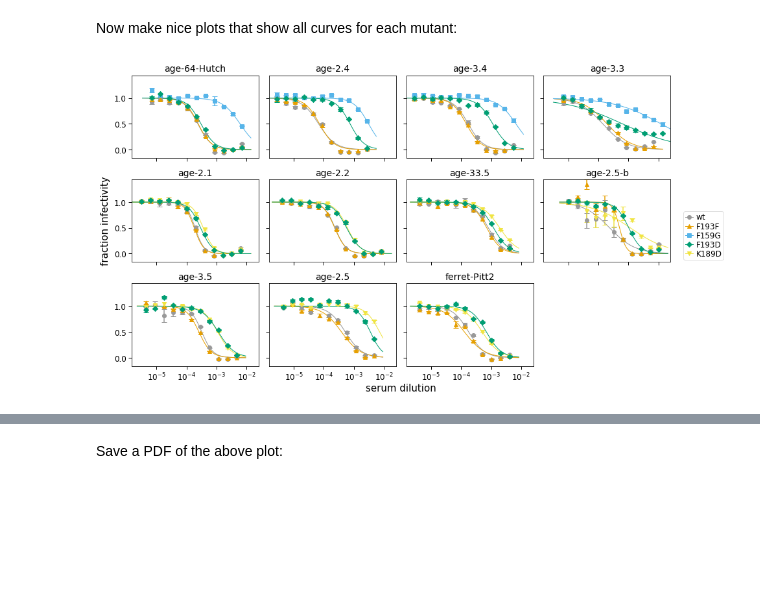
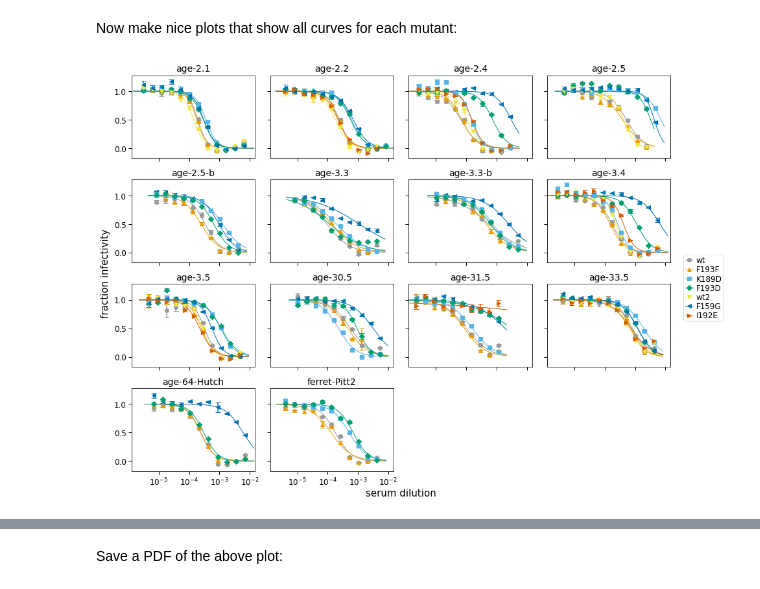
Before and after one commit to jbloomlab/map_flu_serum_Vietnam_H3_Perth2009, a Jupyter notebook: neut_curves.ipynb, the cells around one changed output, grey strips where cells are left out. Saved outputs shown, nothing was run; the diff lists cells and outputs as text; code cells hidden in the pictures; blank space fills up the shorter version.

Commit message:
add latest Rachel neut curves

```diff
--- a/neut_curves.ipynb
+++ b/neut_curves.ipynb
@@ -149,6 +154,7 @@ fig_reps, _ = fits.plotReplicates(legendtitle='replicate',
 # %% [markdown]
 Now make nice plots that show all curves for each mutant:
 # %%
-fig_sera, _ = fits.plotSera(xlabel='serum dilution')
+fig_sera_all, _ = fits.plotSera(xlabel='serum dilution',
+                                   max_viruses_per_subplot=7)
 # %% [output]
-[figure, old version]
+[figure, new version]
```
Also changed, not shown: parts of 9 cells of this notebook, 26 other files.
